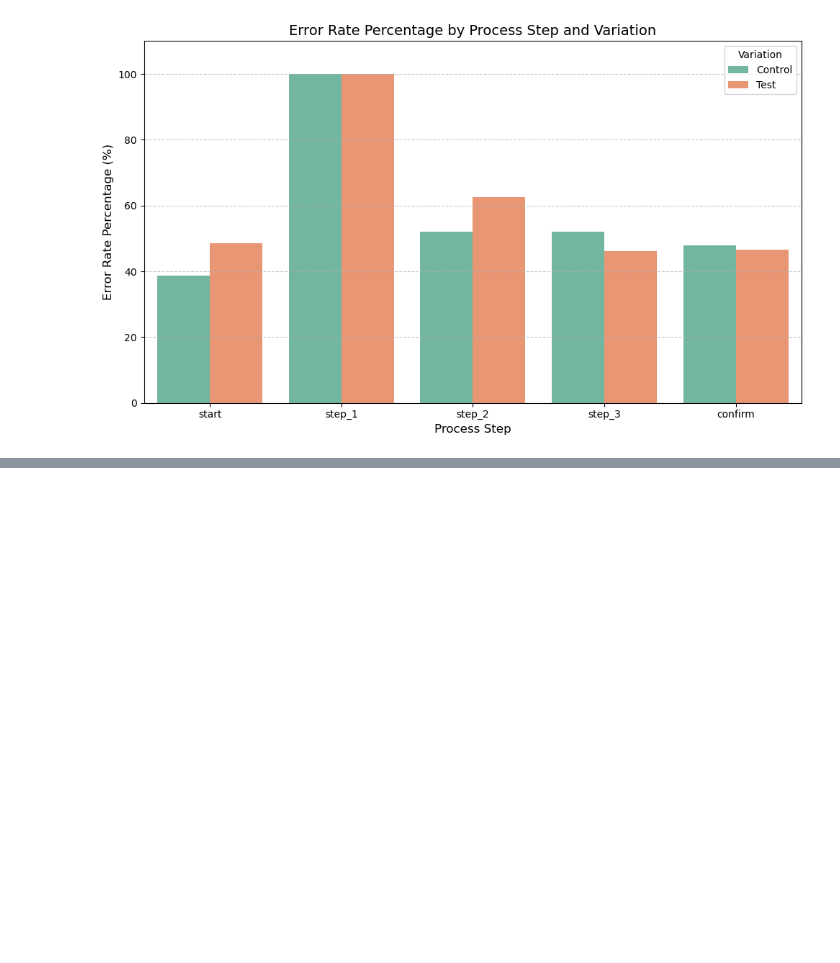
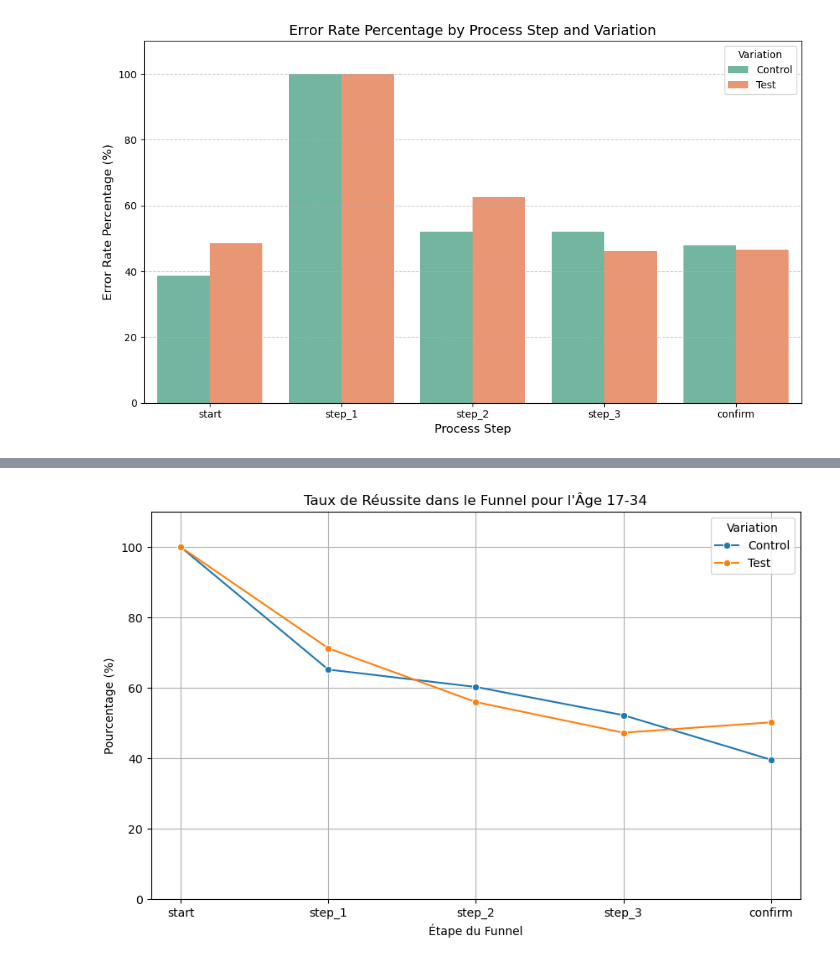
Before and after one commit to Aurelie75FR/Vangard--AB-Test, a Jupyter notebook: notebooks/explo_insights_Aur.ipynb, the cells around one changed output, grey strips where cells are left out. Saved outputs shown, nothing was run; the diff lists cells and outputs as text; code cells hidden in the pictures; blank space fills up the shorter version.

```diff
--- a/notebooks/explo_insights_Aur.ipynb
+++ b/notebooks/explo_insights_Aur.ipynb
@@ -535,3 +535,17 @@ plt.tight_layout()
 plt.show()
 # %% [output]
 [figure]
+# %%
+#engamenet des client sur la durée
+df_all['date'] = pd.to_datetime(df_all['date'], dayfirst=True)
+
+df_all = df_all.sort_values(by=['client_id', 'date'])
+first_visits = df_all.groupby('client_id')['date'].first().reset_index()
+subsequent_visits = df_all.merge(first_visits, on='client_id', suffixes=('', '_first'))
+
+subsequent_visits['days_since_first'] = (subsequent_visits['date'] - subsequent_visits['date_first']).dt.days
+
+return_7_days = subsequent_visits[subsequent_visits['days_since_first'] <= 7]['client_id'].nunique() / first_visits['client_id'].nunique() * 100
+return_30_days = subsequent_visits[subsequent_visits['days_since_first'] <= 30]['client_id'].nunique() / first_visits['client_id'].nunique() * 100
+
+return_7_days, return_30_days
@@ -537,0 +554,6 @@ plt.show()
+# %%
+experiment_start_date = pd.to_datetime("01/05/2017", dayfirst=True)
+df_all['period'] = df_all['date'].apply(lambda x: 'pre' if x < experiment_start_date else 'post')
+
+logons_summary = df_all.groupby(['period', 'Variation'])['logons_6_mnth'].mean().reset_index()
+logons_summary
@@ -537,0 +566,67 @@ plt.show()
+# %%
+
+labels_quartiles = ['17-34', '35-50', '51-61', '62-96']
+
+
+df_all['age_group'] = pd.qcut(
+    df_all['clnt_age'],
+    q=4,
+    labels=labels_quartiles
+)
+
+print("Colonnes de df_all :", df_all.columns.tolist())
+print("\nRépartition des tranches d'âge :")
+print(df_all['age_group'].value_counts())
+print("\nNombre de valeurs NaN dans 'age_group' :", df_all['age_group'].isnull().sum())
+
+
+crosstab_age = pd.crosstab([df_all["age_group"], df_all["Variation"]], df_all['process_step'])
+
+print("\nTableau Croisé (crosstab_age) :")
+print(crosstab_age.head())
+
+
+crosstab_percentages = crosstab_age.div(crosstab_age['start'], axis=0) * 100
+crosstab_percentages = crosstab_percentages.round(2)
+
+print("\nPourcentages de Réussite dans le Funnel :")
+print(crosstab_percentages.head())
+
+
+crosstab_percentages_reset = crosstab_percentages.reset_index()
+
+
+print("\nColonnes de crosstab_percentages_reset :", crosstab_percentages_reset.columns.tolist())
+print("\nAperçu de crosstab_percentages_reset :")
+print(crosstab_percentages_reset.head())
+
+
+steps_order = ['start', 'step_1', 'step_2', 'step_3', 'confirm']
+
+
+for age_group in labels_quartiles:
+    plt.figure(figsize=(10, 6))
+
+    subset = crosstab_percentages_reset[crosstab_percentages_reset['age_group'] == age_group]
+    if subset.empty:
+        print(f"Aucune donnée pour la tranche d'âge {age_group}.")
+        continue
+
+    subset_melted = subset.melt(id_vars=['age_group', 'Variation'], value_vars=steps_order, var_name='process_step', value_name='percentage')
+
+    sns.lineplot(
+        data=subset_melted,
+        x='process_step',
+        y='percentage',
+        hue='Variation',
+        marker='o'
+    )
+
+    plt.title(f'Taux de Réussite dans le Funnel pour l\'Âge {age_group}')
+    plt.xlabel('Étape du Funnel')
+    plt.ylabel('Pourcentage (%)')
+    plt.ylim(0, 110)
+    plt.grid(True)
+    plt.legend(title='Variation')
+    plt.show()
+# %% [output]
@@ -537,0 +650 @@ plt.show()
+[figure, added]
```
Also changed, not shown: parts of 4 cells of this notebook.
